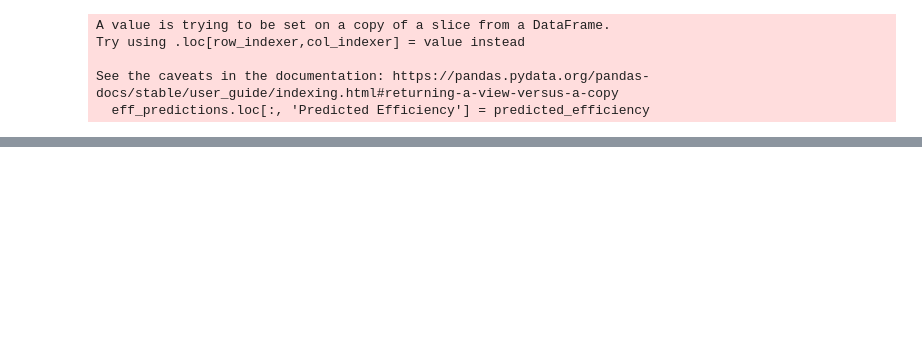
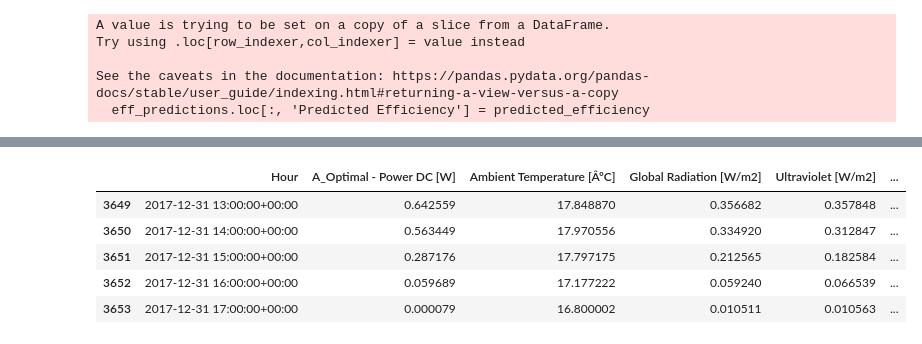
Before and after one commit to navanodonavan/MSAAI530_Final_Project_G6, a Jupyter notebook: MSAAI530_Group6_LSTM_Efficiency.ipynb, the cells around one changed output, grey strips where cells are left out. Cells and saved outputs as stored; diff of their text form; code cells hidden in the pictures; blank space fills up the shorter version.

```diff
--- a/MSAAI530_Group6_LSTM_Efficiency.ipynb
+++ b/MSAAI530_Group6_LSTM_Efficiency.ipynb
@@ -384,2 +418,11 @@ See the caveats in the documentation: https://pandas.pydata.org/pandas-docs/stab
+# %%
+eff_predictions.tail()
+# %% [output]
+|  | Hour | A_Optimal - Power DC [W] | Ambient Temperature [ÂºC] | Global Radiation [W/m2] | Ultraviolet [W/m2] | ... |
+| 3649 | 2017-12-31 13:00:00+00:00 | 0.642559 | 17.848870 | 0.356682 | 0.357848 | ... |
+| 3650 | 2017-12-31 14:00:00+00:00 | 0.563449 | 17.970556 | 0.334920 | 0.312847 | ... |
+| 3651 | 2017-12-31 15:00:00+00:00 | 0.287176 | 17.797175 | 0.212565 | 0.182584 | ... |
+| 3652 | 2017-12-31 16:00:00+00:00 | 0.059689 | 17.177222 | 0.059240 | 0.066539 | ... |
+| 3653 | 2017-12-31 17:00:00+00:00 | 0.000079 | 16.800002 | 0.010511 | 0.010563 | ... |
 # %%
 eff_predictions.to_csv("Efficiency_Predictions.csv", index=False)
```
Also changed, not shown: parts of 13 cells of this notebook.
